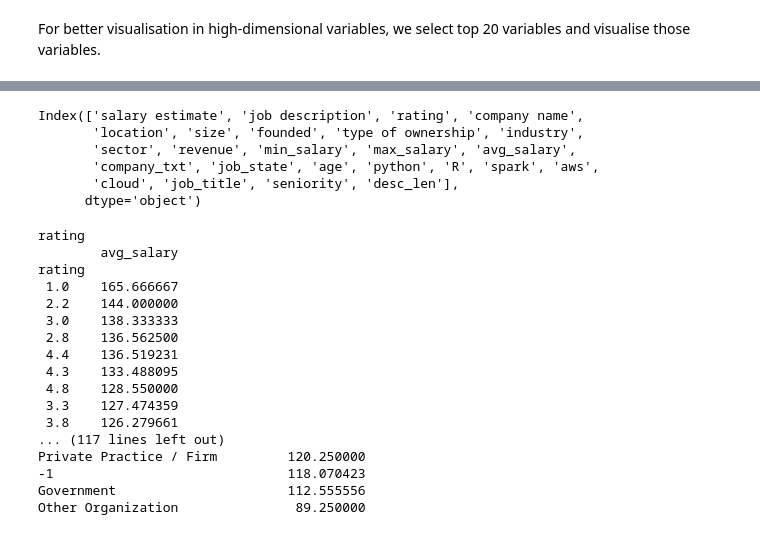
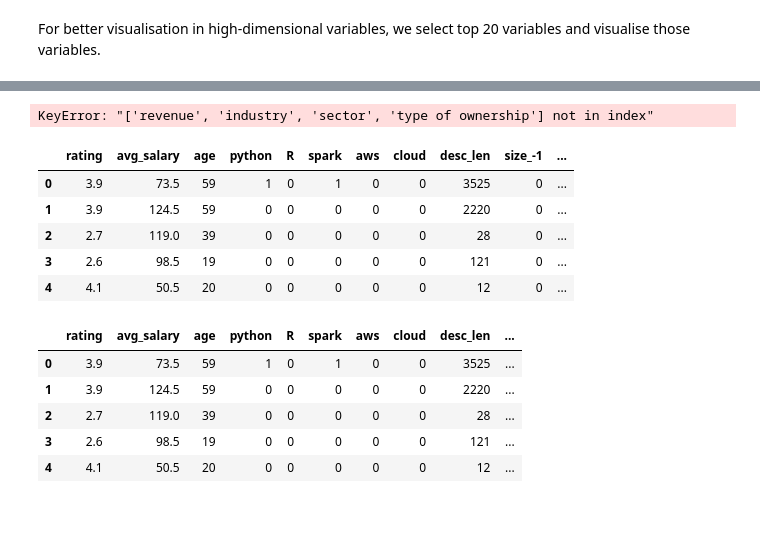
Before and after one commit to iman-kamkar/Data-Science-Salary-Prediction, a Jupyter notebook: Exploratory Data Analysis.ipynb, the cells around one changed output, grey strips where cells are left out. Cells and saved outputs as stored; diff of their text form; code cells hidden in the pictures.

Commit message:
data analysis is modified

```diff
--- a/Exploratory Data Analysis.ipynb
+++ b/Exploratory Data Analysis.ipynb
@@ -27,20 +27,24 @@ def fix_title(title):
         return 'data scientist'
     elif 'data engineer' in title.lower():
         return 'data engineer'
+    elif 'analyst' in title.lower():
+        return 'data analyst'
     elif 'machine learning' in title.lower():
         return 'mle'
     elif 'manager' in title.lower():
         return 'manager'
     elif 'director' in title.lower():
         return 'director'
+    elif 'research' in title.lower():
+        return 'research scientist'
     else:
         return 'na'
 
 def seniority(title):
     if 'senior' in title.lower() or 'snr' in title.lower() or 'sr' in title.lower() or 'manager' in title.lower() or\
-    'director' in title.lower() or 'principle' in title.lower():
+    'director' in title.lower() or 'principle' in title.lower() or 'leader' in title.lower():
         return 'senior'
-    elif 'junior' in title.lower() or 'jr' in title.lower():
+    elif 'junior' in title.lower() or 'jr' in title.lower() or 'intern' in title.lower():
         return 'junior'
     else:
         return 'na'
@@ -74,8 +100,6 @@ df.head()
 | 4 | Data Analyst | $36K - $65K | description: | 4.1 | Conservice | Logan, UT | 1001 to 5000 Employees | 2000 | ... |
 # %% [markdown]
 We now drop the extra columns
-# %%
-df.drop('job title', axis=1, inplace=True)
 # %% [markdown]
 We find the length of job description for each job.
 # %%
@@ -199,3 +205,12 @@ graph for job_state, total=47
+# %%
+mask = df['size'] == 'Unknown'
+df.loc[mask, 'size'] = '-1'
+
+mask = df['type of ownership'] == 'Unknown'
+df.loc[mask, 'type of ownership'] = '-1'
+
+mask = df['revenue'] == 'Unknown / Non-Applicable'
+df.loc[mask, 'revenue']='-1'
 # %% [markdown]
 For better visualisation in high-dimensional variables, we select top 20 variables and visualise those variables.
 # %%
@@ -225,9 +227,7 @@ pd.pivot_table(index = ['job_state'], values='avg_salary', data=df).sort_values(
 # %%
 df.columns
-# %% [output]
-Index(['salary estimate', 'job description', 'rating', 'company name',
-       'location', 'size', 'founded', 'type of ownership', 'industry',
-       'sector', 'revenue', 'min_salary', 'max_salary', 'avg_salary',
-       'company_txt', 'job_state', 'age', 'python', 'R', 'spark', 'aws',
-       'cloud', 'job_title', 'seniority', 'desc_len'],
-      dtype='object')
+# %%
+to_remove = ['job title', 'salary estimate', 'job description', 'company name', 'location',
+            'founded', 'industry', 'min_salary', 'max_salary', 'company_txt']
+
+df.drop(df[to_remove], axis=1, inplace=True)
@@ -239,20 +241,14 @@ for i in df_pivots.columns[:-1]:
     print(i)
     print(pd.pivot_table(df_pivots, index=i, values='avg_salary').sort_values(by='avg_salary', ascending=False))
 # %% [output]
-rating
-        avg_salary
-rating
- 1.0    165.666667
- 2.2    144.000000
- 3.0    138.333333
- 2.8    136.562500
- 4.4    136.519231
- 4.3    133.488095
- 4.8    128.550000
- 3.3    127.474359
- 3.8    126.279661
-... (117 lines left out)
-Private Practice / Firm         120.250000
--1                              118.070423
-Government                      112.555556
-Other Organization               89.250000
+KeyError: "['revenue', 'industry', 'sector', 'type of ownership'] not in index"
+# %%
+df = pd.get_dummies(df)
+df.head()
+# %% [output]
+|  | rating | avg_salary | age | python | R | spark | aws | cloud | desc_len | size_-1 | ... |
+| 0 | 3.9 | 73.5 | 59 | 1 | 0 | 1 | 0 | 0 | 3525 | 0 | ... |
+| 1 | 3.9 | 124.5 | 59 | 0 | 0 | 0 | 0 | 0 | 2220 | 0 | ... |
+| 2 | 2.7 | 119.0 | 39 | 0 | 0 | 0 | 0 | 0 | 28 | 0 | ... |
+| 3 | 2.6 | 98.5 | 19 | 0 | 0 | 0 | 0 | 0 | 121 | 0 | ... |
+| 4 | 4.1 | 50.5 | 20 | 0 | 0 | 0 | 0 | 0 | 12 | 0 | ... |
@@ -258,0 +258,9 @@ Other Organization               89.250000
+# %%
+df.head()
+# %% [output]
+|  | rating | avg_salary | age | python | R | spark | aws | cloud | desc_len | ... |
+| 0 | 3.9 | 73.5 | 59 | 1 | 0 | 1 | 0 | 0 | 3525 | ... |
+| 1 | 3.9 | 124.5 | 59 | 0 | 0 | 0 | 0 | 0 | 2220 | ... |
+| 2 | 2.7 | 119.0 | 39 | 0 | 0 | 0 | 0 | 0 | 28 | ... |
+| 3 | 2.6 | 98.5 | 19 | 0 | 0 | 0 | 0 | 0 | 121 | ... |
+| 4 | 4.1 | 50.5 | 20 | 0 | 0 | 0 | 0 | 0 | 12 | ... |
```
Also changed, not shown: parts of 35 cells of this notebook, 2 other files.
